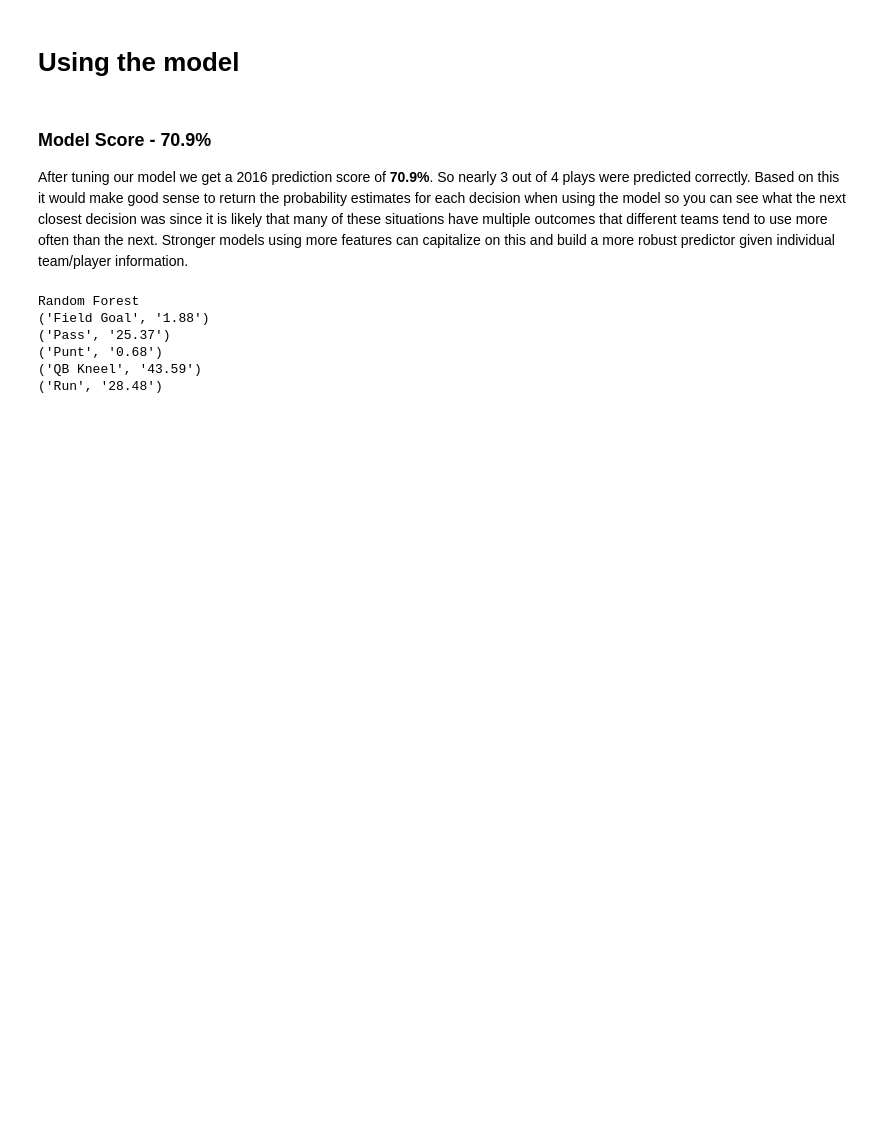
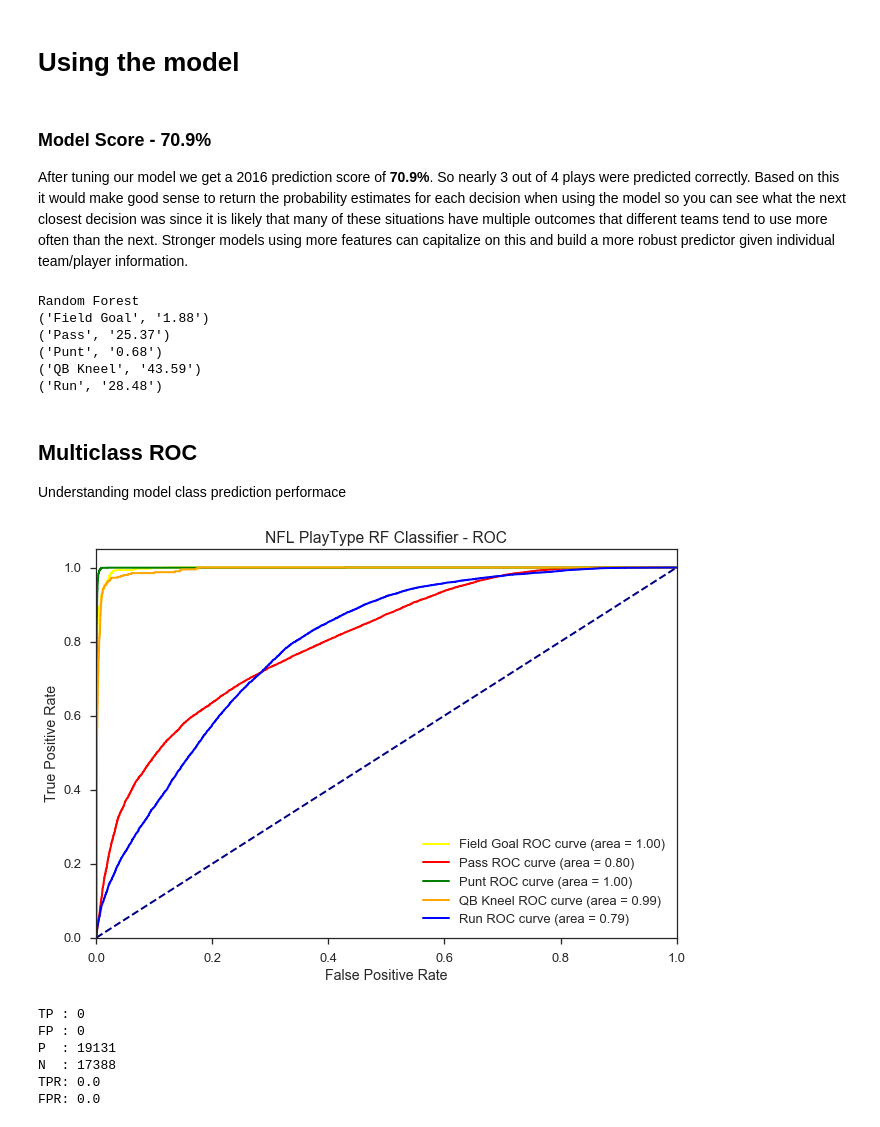
Before and after one commit to skrzym/monday-morning-quarterback, a Jupyter notebook: Research/NFL_PlayByPlay/Building a Random Forest Classification Model for NFL Decisions.ipynb, the cells around one changed output. Drawn from its saved outputs; the diff is of its cells as text; code cells hidden in the pictures; blank space fills up the shorter version.

```diff
--- a/Research/NFL_PlayByPlay/Building a Random Forest Classification Model for NFL Decisions.ipynb
+++ b/Research/NFL_PlayByPlay/Building a Random Forest Classification Model for NFL Decisions.ipynb
@@ -260,3 +260,69 @@ Random Forest
 ('Run', '28.48')
 # %%
 nfl_model.store_model(winning_rfc,'random_forest_classifier')
+# %% [markdown]
+## Multiclass ROC
+
+Understanding model class prediction performace
+# %%
+from sklearn.metrics import roc_curve, auc
+y_test_classes = {cls:[True if c == cls else False for c in y_test ] for cls in winning_rfc.classes_.tolist()}
+rfc_result = winning_rfc.predict_proba(X_test)
+rfc_classes = winning_rfc.classes_.tolist()
+y_predicted_probs = {cls:[item[rfc_classes.index(cls)] for item in rfc_result] for cls in rfc_classes}
+# %%
+fpr = {cls:[] for cls in rfc_classes}
+tpr = {cls:[] for cls in rfc_classes}
+# %%
+for cls in rfc_classes:
+    data = roc_curve(y_test_classes[cls]*1,y_predicted_probs[cls])
+    fpr[cls] = data[0]
+    tpr[cls] = data[1]
+# %%
+colors = {'Pass':'red', 'Run':'blue', 'Punt':'green', 'QB Kneel':'orange', 'Field Goal':'yellow'}
+plt.figure()
+lw = 2
+for cls in rfc_classes:
+    plt.plot(fpr[cls],tpr[cls], color=colors[cls],lw=lw,label=cls + ' ROC curve (area = %0.2f)' % auc(fpr[cls],tpr[cls]))
+plt.plot([0, 1], [0, 1], color='navy', lw=lw, linestyle='--')
+plt.xlim([0.0, 1.0])
+plt.ylim([0.0, 1.05])
+plt.xlabel('False Positive Rate')
+plt.ylabel('True Positive Rate')
+plt.title('NFL PlayType RF Classifier - ROC')
+plt.legend(loc="lower right")
+plt.show()
+# %% [output]
+[figure, added]
+# %%
+# Manual ROC calculation - *when not using predict_proba*
+TP = 0
+FP = 0
+P = 0
+N = 0
+for index in range(len(rfc_result)):
+    hypo_class = rfc_result[index]=='Pass'
+    actu_class = ova_classes['Pass'][index]
+
+    if actu_class == True:
+        P += 1
+        if hypo_class == True:
+            TP += 1
+    else:
+        N += 1
+        if hypo_class == True:
+            FP += 1
+
+print('TP :',TP)
+print('FP :',FP)
+print('P  :',P)
+print('N  :',N)
+print('TPR:',TP/P)
+print('FPR:',FP/N)
+# %% [output]
+TP : 0
+FP : 0
+P  : 19131
+N  : 17388
+TPR: 0.0
+FPR: 0.0
```
